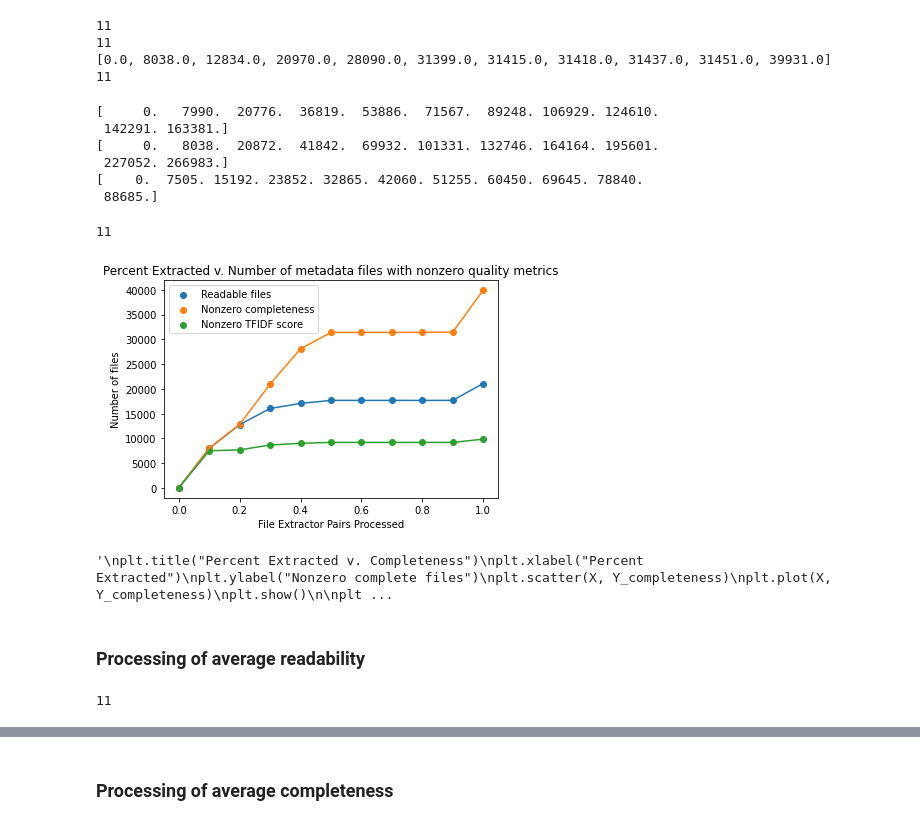
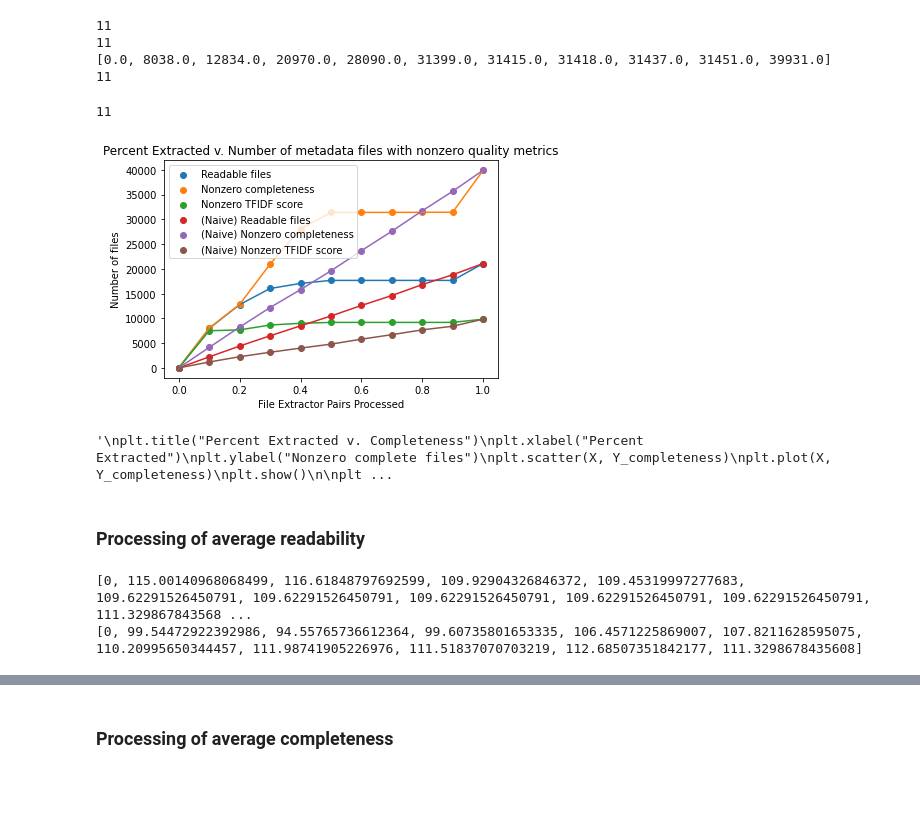
Before and after one commit to xtracthub/xtract-sampler, a Jupyter notebook: Scheduler/dequeue_analysis.ipynb, the cells around one changed output, grey strips where cells are left out. Drawn from its saved outputs; the diff is of its cells as text; code cells hidden in the pictures; blank space fills up the shorter version.

```diff
--- a/Scheduler/dequeue_analysis.ipynb
+++ b/Scheduler/dequeue_analysis.ipynb
@@ -89,7 +73 @@ file_counts = [] # list of dicts
 tfidf_computed = dict() # Dynamic Programming Array to reduce computation redundancy
-# %%
-with open('Experiment4/dequeue_list.pkl', 'rb') as fp:
-	dequeue_list = pkl.load(fp)
-
-	for i in range(len(dequeue_list) - 20, len(dequeue_list)):
-		print(dequeue_list[i])
@@ -116,0 +74,15 @@ with open('Experiment4/dequeue_list.pkl', 'rb') as fp:
+# %%
+baseline_Y_readability = []
+baseline_Y_completeness = []
+baseline_Y_tfidf = []
+
+baseline_readability_total = dict()
+baseline_completeness_total = dict()
+baseline_tfidf_total = dict()
+
+baseline_average_readability = []
+baseline_average_completeness = []
+baseline_average_tfidf = []
+
+baseline_extractor_counts = [] # list of dicts
+baseline_file_counts = [] # list of dicts
@@ -212,46 +285,15 @@ print(len(Y_tfidf))
 11
 [0.0, 8038.0, 12834.0, 20970.0, 28090.0, 31399.0, 31415.0, 31418.0, 31437.0, 31451.0, 39931.0]
 11
-# %%
-cum_Y_readability = np.zeros(len(Y_readability))
-
-summation = 0
-for idx, count in enumerate(Y_readability):
-	summation += count
-	cum_Y_readability[idx] = summation
-
-print(cum_Y_readability)
-
-cum_Y_completeness = np.zeros(len(Y_completeness))
-
-summation = 0
-for idx, count in enumerate(Y_completeness):
-	summation += count
-	cum_Y_completeness[idx] = summation
-
-print(cum_Y_completeness)
-
-
-cum_Y_tfidf = np.zeros(len(Y_tfidf))
-
-summation = 0
-for idx, count in enumerate(Y_tfidf):
-	summation += count
-	cum_Y_tfidf[idx] = summation
-
-print(cum_Y_tfidf)
-# %% [output]
-[     0.   7990.  20776.  36819.  53886.  71567.  89248. 106929. 124610.
- 142291. 163381.]
-[     0.   8038.  20872.  41842.  69932. 101331. 132746. 164164. 195601.
- 227052. 266983.]
-[    0.  7505. 15192. 23852. 32865. 42060. 51255. 60450. 69645. 78840.
- 88685.]
 # %%
 X = np.asarray(X)
 Y_readability = np.asarray(Y_readability)
 Y_completeness = np.asarray(Y_completeness)
 Y_tfidf = np.asarray(Y_tfidf)
+
+baseline_Y_readability = np.asarray(baseline_Y_readability)
+baseline_Y_completeness = np.asarray(baseline_Y_completeness)
+baseline_Y_tfidf = np.asarray(baseline_Y_tfidf)
 
 print(len(Y_readability))
 
@@ -263,41 +305,51 @@ plt.plot(X, Y_readability)
 plt.scatter(X, Y_completeness, label='Nonzero completeness')
 plt.plot(X, Y_completeness)
 plt.scatter(X, Y_tfidf, label='Nonzero TFIDF score')
 plt.plot(X, Y_tfidf)
+
+plt.scatter(X, baseline_Y_readability, label='(Naive) Readable files')
+plt.plot(X, baseline_Y_readability)
+plt.scatter(X, baseline_Y_completeness, label='(Naive) Nonzero completeness')
+plt.plot(X, baseline_Y_completeness)
+plt.scatter(X, baseline_Y_tfidf, label='(Naive) Nonzero TFIDF score')
+plt.plot(X, baseline_Y_tfidf)
+
 plt.legend()
 plt.show()
 
 '''
 plt.title("Percent Extracted v. Completeness")
 plt.xlabel("Percent Extracted")
 plt.ylabel("Nonzero complete files")
 plt.scatter(X, Y_completeness)
 plt.plot(X, Y_completeness)
 plt.show()
 
 plt.title("Percent Extracted v. TFIDF")
 plt.xlabel("Percent Extracted")
 plt.ylabel("Nonzero TFIDF files")
 plt.scatter(X, Y_tfidf)
 plt.plot(X, Y_tfidf)
 plt.show()
 
 plt.title("Reward of file over time")
 plt.xlabel("Number of file extractor-pairs")
 plt.ylabel("Cost in bytes/sec")
 plt.plot(range(0, len(cost_scores)), list(cost_scores.values()))
 plt.show()
 '''
 # %% [output]
 11
-[figure, old version]
+[figure, new version]
 '\nplt.title("Percent Extracted v. Completeness")\nplt.xlabel("Percent Extracted")\nplt.ylabel("Nonzero complete files")\nplt.scatter(X, Y_completeness)\nplt.plot(X, Y_completeness)\nplt.show()\n\nplt ...
 # %% [markdown]
 ### Processing of average readability
 # %%
-print(len(average_readability))
+print(average_readability)
+print(baseline_average_readability)
 # %% [output]
-11
+[0, 115.00140968068499, 116.61848797692599, 109.92904326846372, 109.45319997277683, 109.62291526450791, 109.62291526450791, 109.62291526450791, 109.62291526450791, 109.62291526450791, 111.329867843568 ...
+[0, 99.54472922392986, 94.55765736612364, 99.60735801653335, 106.4571225869007, 107.8211628595075, 110.20995650344457, 111.98741905226976, 111.51837070703219, 112.68507351842177, 111.3298678435608]
 # %%
 average_readability_norm = np.array(average_readability)
 average_readability_norm = average_readability_norm / np.max(average_readability_norm)
```
Also changed, not shown: parts of 13 cells of this notebook, 5 other files.
